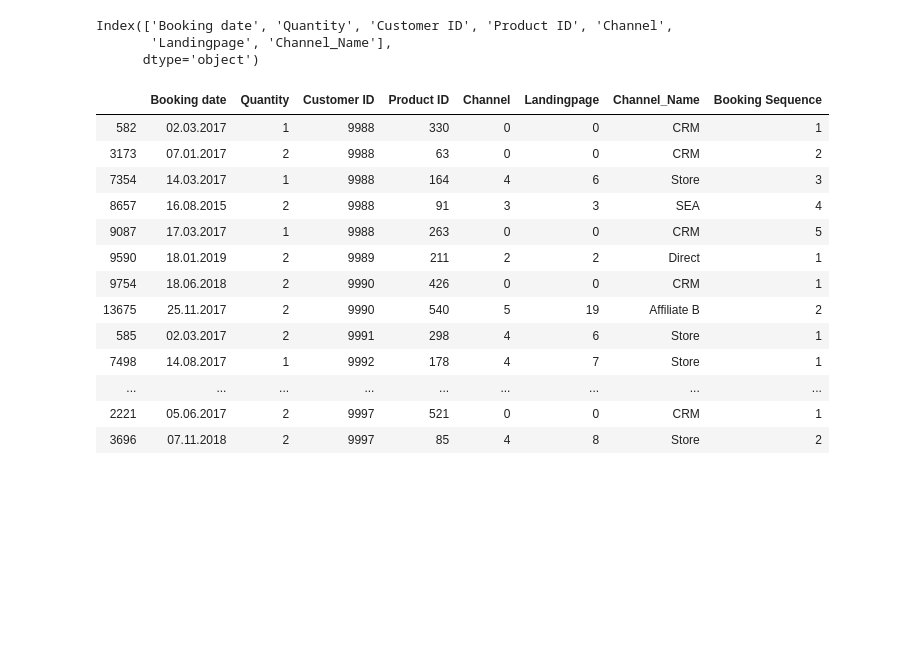
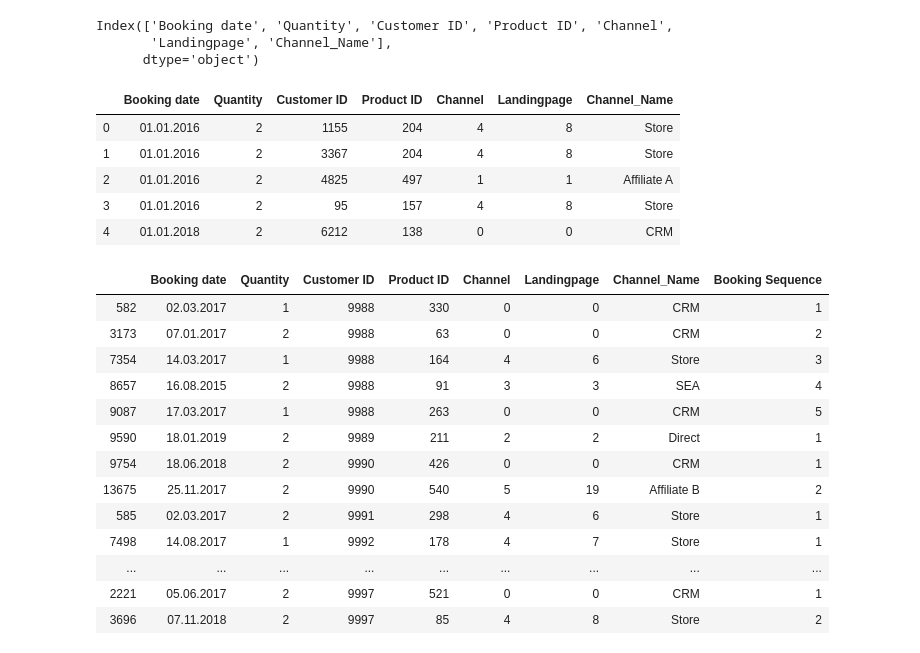
Before and after one commit to jkrauss/channelmigration, a Jupyter notebook: Channel_Migration_Book.ipynb, the cells around one changed output. Drawn from its saved outputs; the diff is of its cells as text; code cells hidden in the pictures; blank space fills up the shorter version.

```diff
--- a/Channel_Migration_Book.ipynb
+++ b/Channel_Migration_Book.ipynb
@@ -13,4 +13,13 @@ data.columns
 Index(['Booking date', 'Quantity', 'Customer ID', 'Product ID', 'Channel',
        'Landingpage', 'Channel_Name'],
       dtype='object')
+# %%
+data.head()
+# %% [output]
+|  | Booking date | Quantity | Customer ID | Product ID | Channel | Landingpage | Channel_Name |
+| 0 | 01.01.2016 | 2 | 1155 | 204 | 4 | 8 | Store |
+| 1 | 01.01.2016 | 2 | 3367 | 204 | 4 | 8 | Store |
+| 2 | 01.01.2016 | 2 | 4825 | 497 | 1 | 1 | Affiliate A |
+| 3 | 01.01.2016 | 2 | 95 | 157 | 4 | 8 | Store |
+| 4 | 01.01.2018 | 2 | 6212 | 138 | 0 | 0 | CRM |
 # %%
```
Also changed, not shown: parts of 1 cell of this notebook, 1 other file.
